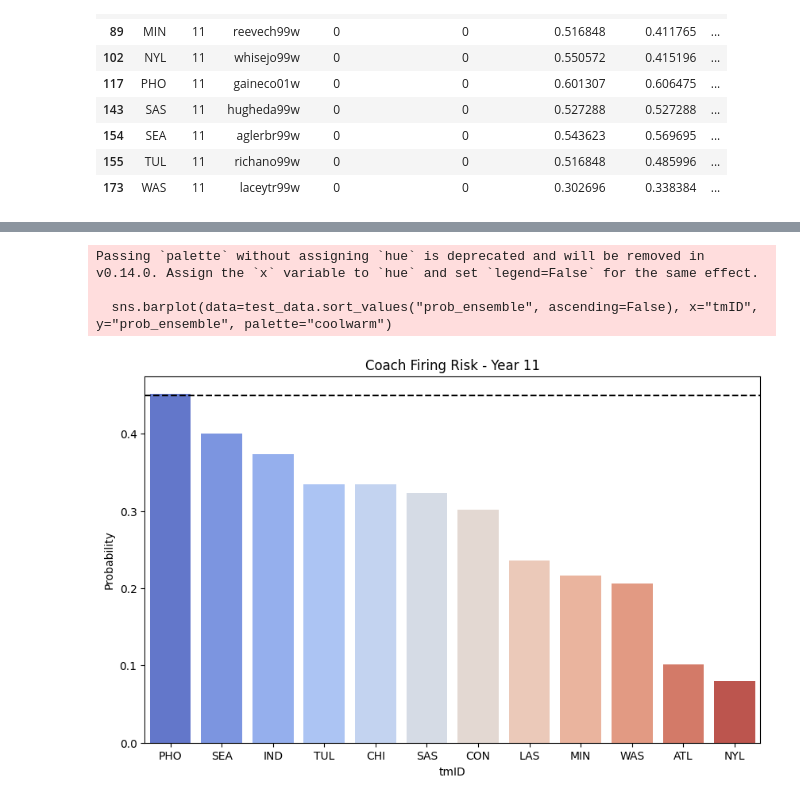
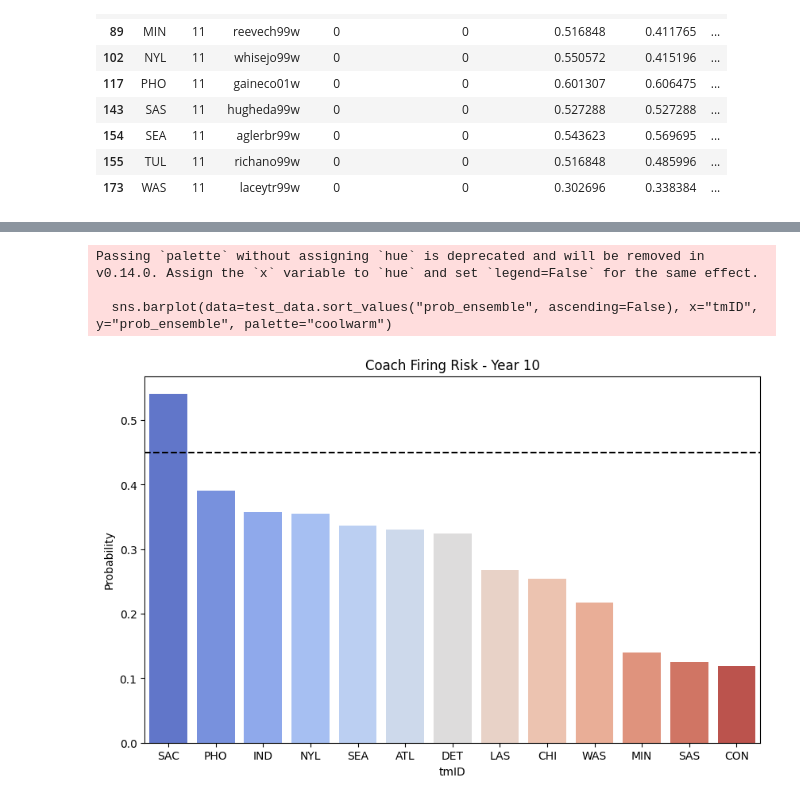
Before and after one commit to torradoov/Data_Mining-WNBA, a Jupyter notebook: 04_b)_coach_prediction.ipynb, the cells around one changed output, grey strips where cells are left out. Drawn from its saved outputs; the diff is of its cells as text; code cells hidden in the pictures.

```diff
--- a/04_b)_coach_prediction.ipynb
+++ b/04_b)_coach_prediction.ipynb
@@ -876,6 +876,6 @@ Detailed Results:
 # %%
 # ===============================================================
-# COACH CHANGE PREDICTION — ENSEMBLE MODEL (RF + LR)
+# COACH CHANGE PREDICTION — VOTING CLASSIFIER
 # ===============================================================
 
 # Year 11
@@ -895,7 +895,7 @@ target = "mid_season_change"
 min_stints = final_df.groupby(["tmID", "year"])["stint"].transform("min")
 valid_data = final_df[final_df["stint"] == min_stints].dropna(subset=[target]).copy()
 
-target_year = 11
+target_year = 10
 train_data = valid_data[valid_data["year"] < target_year]
 test_data  = valid_data[valid_data["year"] == target_year]
 
@@ -907,50 +907,56 @@ y_train = train_data[target]
 X_test = test_data[features]
 y_test = test_data[target]
 
+scaler = StandardScaler()
+X_train_scaled = scaler.fit_transform(X_train)
+X_test_scaled = scaler.transform(X_test)
+
 # 2. MODEL 1: RANDOM FOREST (The "Stability" Expert)
 
 print("\nTraining Model 1: Random Forest...")
 rf_model = RandomForestClassifier(
-    n_estimators=200,
+    n_estimators=300,
     max_depth=5,
-    random_state=42,
-    class_weight="balanced"
-)
-rf_model.fit(X_train, y_train)
-probs_rf = rf_model.predict_proba(X_test)[:, 1]
+    random_state=42
+    )
 
 # 3. MODEL 2: LOGISTIC REGRESSION (The "Ranking" Expert)
 
 print("Training Model 2: Logistic Regression...")
 
-pipeline = Pipeline([
-    ('scaler', StandardScaler()),
-    ('logreg', LogisticRegression(solver='liblinear', random_state=42))
-])
+lr_model = LogisticRegression(
+    solver='liblinear',
+    C=1.0,
+    class_weight={0: 1, 1: 5},
+    random_state=42
+)
 
-param_grid = {
-    'logreg__class_weight': ['balanced', {0: 1, 1: 3}, {0: 1, 1: 4}], # 1:10 is "Super Paranoid"
-    'logreg__C': [0.01, 0.1, 1, 10],
-    'logreg__penalty': ['l1', 'l2']
-}
+# 4. Model 3: Gradient Boosting Classifier (The "Balanced" Expert)
 
-lr_model = GridSearchCV(
-    pipeline,
-    param_grid,
-    cv=5,
-    scoring='f1',
-    n_jobs=-1,
-    verbose=0
+clf_model = GradientBoostingClassifier(
+    n_estimators=150,
+    learning_rate=0.05,
+    max_depth=3,
 )
-lr_model.fit(X_train, y_train)
-probs_lr = lr_model.predict_proba(X_test)[:, 1]
 
-final_probs = (probs_rf + probs_lr) / 2
+# 5. VOTING CLASSIFIER ENSEMBLE
+voting_clf = VotingClassifier(
+    estimators=[
+        ('rf', rf_model),
+        ('lr', lr_model),
+        ('gbc', clf_model)
+    ],
+    voting='soft',
+    weights=[1, 1, 1]
+)
+
+
+weights = compute_sample_weight(class_weight='balanced', y=y_train)
+
+voting_clf.fit(X_train_scaled, y_train, sample_weight=weights)
 
 test_data = test_data.copy()
-test_data["prob_rf"] = probs_rf
-test_data["prob_lr"] = probs_lr
-test_data["prob_ensemble"] = final_probs
+test_data["prob_ensemble"] = voting_clf.predict_proba(X_test_scaled)[:, 1]
 
 
 threshold = 0.45
@@ -962,15 +968,9 @@ print("\n" + "="*50)
 print(f"PREDICTIONS FOR YEAR {target_year}")
 print("="*50)
 
-hit_list = test_data[test_data["predicted_change"] == 1].sort_values("prob_ensemble", ascending=False)
-
-if len(hit_list) > 0:
-    cols = ["tmID", "coachID", "prob_ensemble", "prob_rf", "prob_lr", "prev_underperformance"]
-    print(hit_list[cols])
-    print(f"\nTeams predicted to change coaches: {set(hit_list['tmID'].unique())}")
-else:
-    print("No teams predicted to change (Safe Season).")
-
+print("Teams predicted to change coaches:")
+predicted_teams = test_data[test_data["predicted_change"] == 1].sort_values("prob_ensemble", ascending=False)
+print(predicted_teams[["tmID", "coachID", "prob_ensemble"]])
 
 plt.figure(figsize=(10, 6))
 sns.barplot(data=test_data.sort_values("prob_ensemble", ascending=False), x="tmID", y="prob_ensemble", palette="coolwarm")
@@ -995,4 +994,4 @@ Teams predicted to change coaches: {'PHO'}
 Passing `palette` without assigning `hue` is deprecated and will be removed in v0.14.0. Assign the `x` variable to `hue` and set `legend=False` for the same effect.
 
   sns.barplot(data=test_data.sort_values("prob_ensemble", ascending=False), x="tmID", y="prob_ensemble", palette="coolwarm")
-[figure, old version]
+[figure, new version]
```
Also changed, not shown: parts of 6 cells of this notebook.
